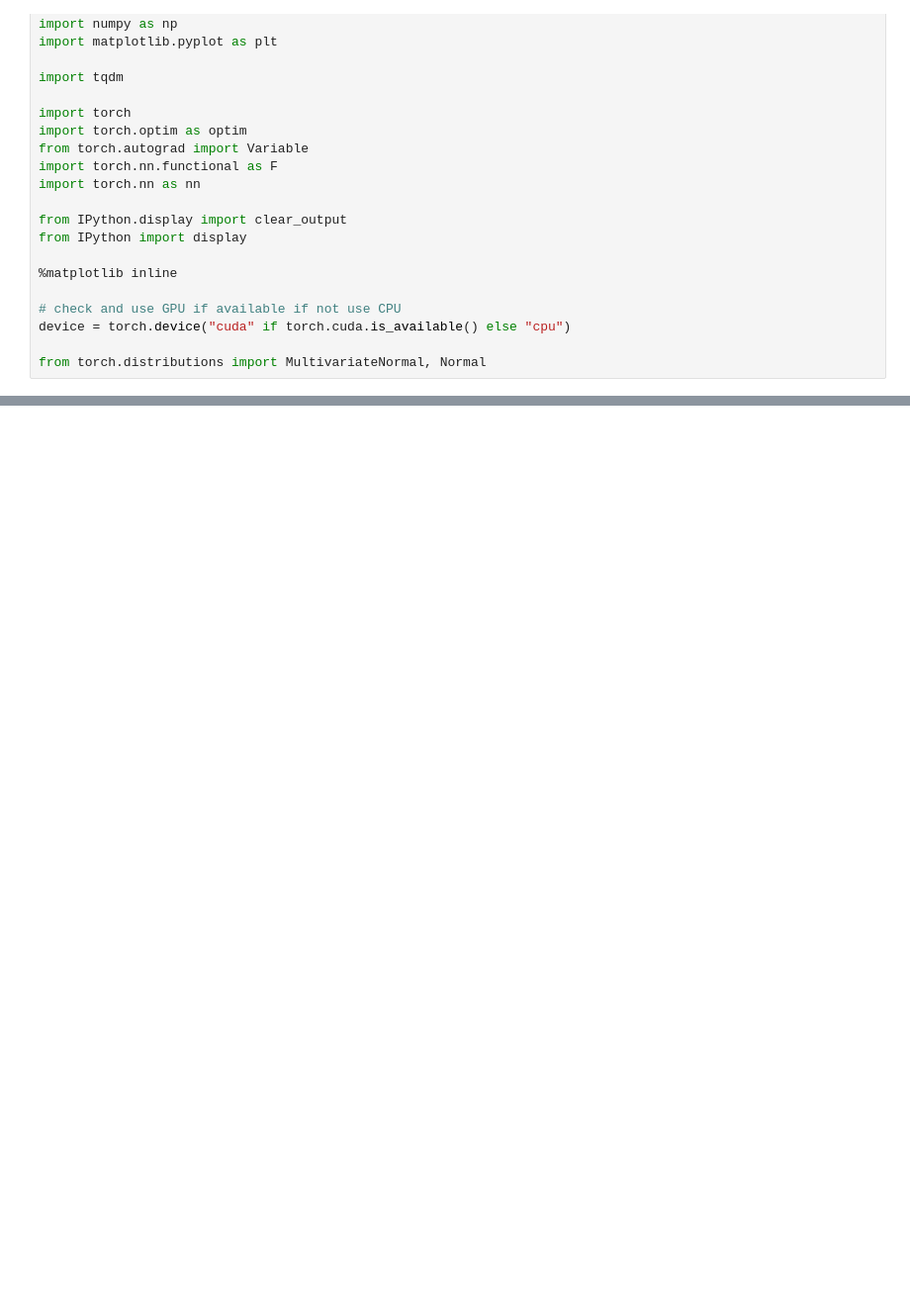
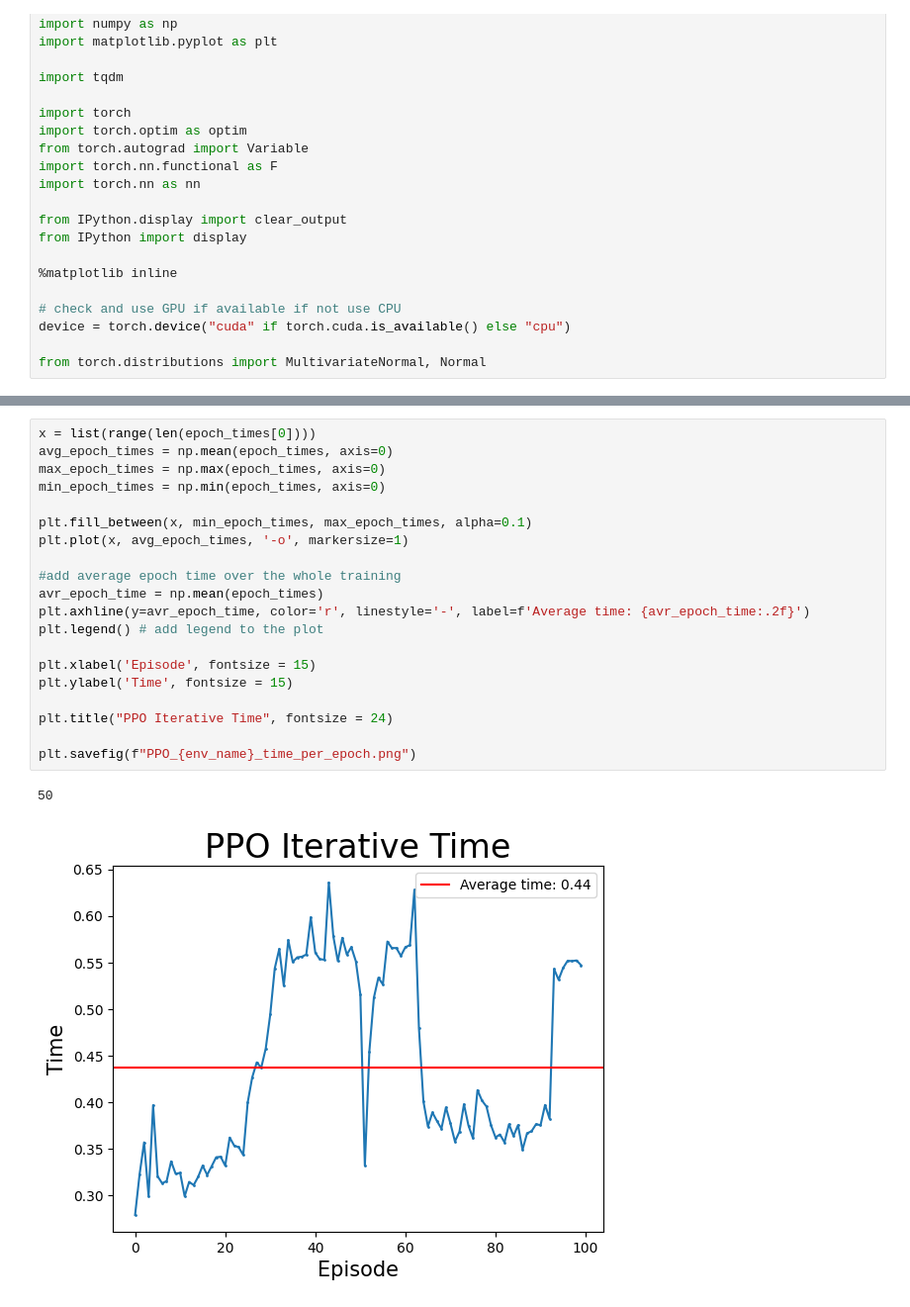
Before and after one commit to AndyPiantoni/ReinforceUs, a Jupyter notebook: PPO_from_scratch_ANDY-tuto-pytorch.ipynb, the cells around one changed output, grey strips where cells are left out. Shown at 99% size. Saved outputs shown, nothing was run; the diff lists cells and outputs as text; blank space fills up the shorter version.

```diff
--- a/PPO_from_scratch_ANDY-tuto-pytorch.ipynb
+++ b/PPO_from_scratch_ANDY-tuto-pytorch.ipynb
@@ -442,0 +406,23 @@ array([0, 1])
+# %%
+x = list(range(len(epoch_times[0])))
+avg_epoch_times = np.mean(epoch_times, axis=0)
+max_epoch_times = np.max(epoch_times, axis=0)
+min_epoch_times = np.min(epoch_times, axis=0)
+
+plt.fill_between(x, min_epoch_times, max_epoch_times, alpha=0.1)
+plt.plot(x, avg_epoch_times, '-o', markersize=1)
+
+#add average epoch time over the whole training
+avr_epoch_time = np.mean(epoch_times)
+plt.axhline(y=avr_epoch_time, color='r', linestyle='-', label=f'Average time: {avr_epoch_time:.2f}')
+plt.legend() # add legend to the plot
+
+plt.xlabel('Episode', fontsize = 15)
+plt.ylabel('Time', fontsize = 15)
+
+plt.title("PPO Iterative Time", fontsize = 24)
+
+plt.savefig(f"PPO_{env_name}_time_per_epoch.png")
+# %% [output]
+50
+[figure, added]
```
Also changed, not shown: parts of 23 cells of this notebook, 3 other files.
